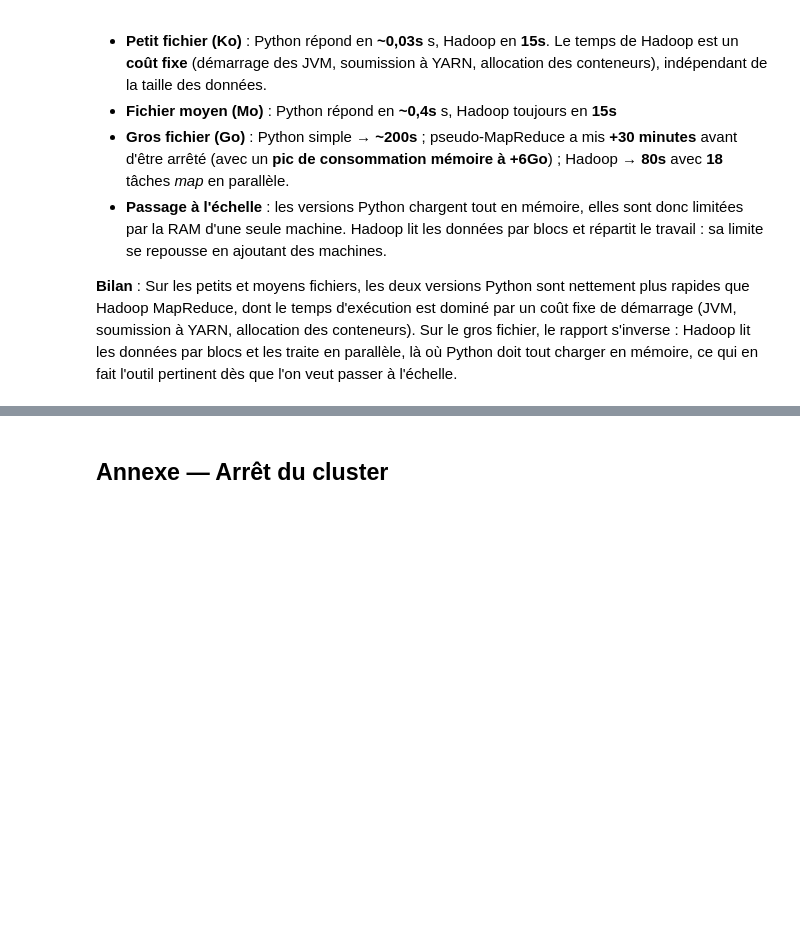
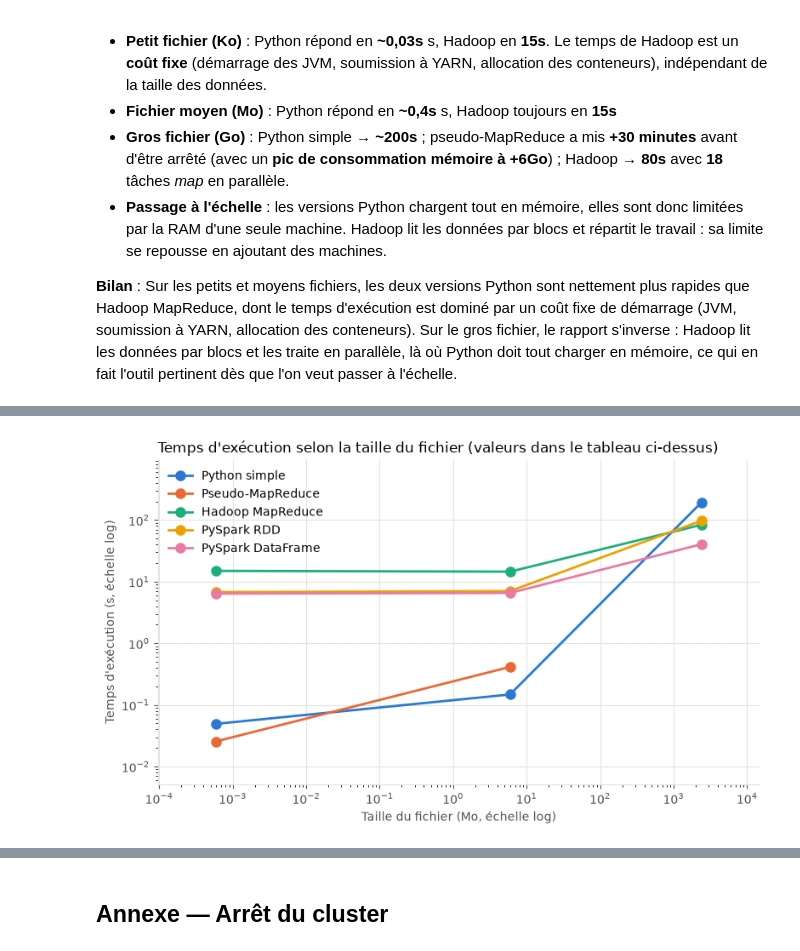
Before and after one commit to Tounos/5A-BigData-CompteurMots, a Jupyter notebook: TP1_comptage_mots.ipynb, the cells around one changed output, grey strips where cells are left out. Drawn from its saved outputs; the diff is of its cells as text; code cells hidden in the pictures; blank space fills up the shorter version.

Commit message:
TP1 : ajout de la partie PySpark au notebook

```diff
--- a/TP1_comptage_mots.ipynb
+++ b/TP1_comptage_mots.ipynb
@@ -516,0 +713,7 @@ plt.show()
+# %%
+df = pd.DataFrame(mesures)
+df.loc[df["statut"] != "OK", "temps (s)"] = float("nan")        # un échec n'a pas de temps d'exécution
+
+ORDRE = ["Python simple", "Pseudo-MapReduce", "Hadoop MapReduce", "PySpark RDD", "PySpark DataFrame"]
+synthese = df.pivot(index=["jeu", "taille (Mo)"], columns="méthode", values="temps (s)").sort_index(level=1)[ORDRE]
+synthese.round(2).fillna("échec")
@@ -516,0 +726,26 @@ plt.show()
+# %%
+COULEURS = {"Python simple": "#2a78d6", "Pseudo-MapReduce": "#eb6834", "Hadoop MapReduce": "#1baf7a",
+            "PySpark RDD": "#eda100", "PySpark DataFrame": "#e87ba4"}
+ENCRE, GRILLE = "#52514e", "#e4e3df"
+
+fig, ax = plt.subplots(figsize=(8, 4.8))
+for methode, couleur in COULEURS.items():
+    s = df[(df["méthode"] == methode) & (df["statut"] == "OK")].sort_values("taille (Mo)")
+    ax.plot(s["taille (Mo)"], s["temps (s)"], marker="o", markersize=8, linewidth=2, color=couleur, label=methode)
+
+ax.set_xscale("log"); ax.set_yscale("log")
+ax.set_xlabel("Taille du fichier (Mo, échelle log)", color=ENCRE)
+ax.set_ylabel("Temps d'exécution (s, échelle log)", color=ENCRE)
+ax.set_title("Temps d'exécution selon la taille du fichier (valeurs dans le tableau ci-dessus)", loc="left", fontsize=12)
+ax.grid(True, which="major", color=GRILLE, linewidth=0.8); ax.set_axisbelow(True)
+ax.tick_params(colors=ENCRE)
+for cote in ("top", "right"):
+    ax.spines[cote].set_visible(False)
+for cote in ("left", "bottom"):
+    ax.spines[cote].set_color(GRILLE)
+ax.legend(frameon=False, loc="upper left")
+ax.margins(x=0.12, y=0.18)
+plt.tight_layout()
+plt.show()
+# %% [output]
+[figure, added]
```
Also changed, not shown: parts of 29 cells of this notebook, 18 other files.
